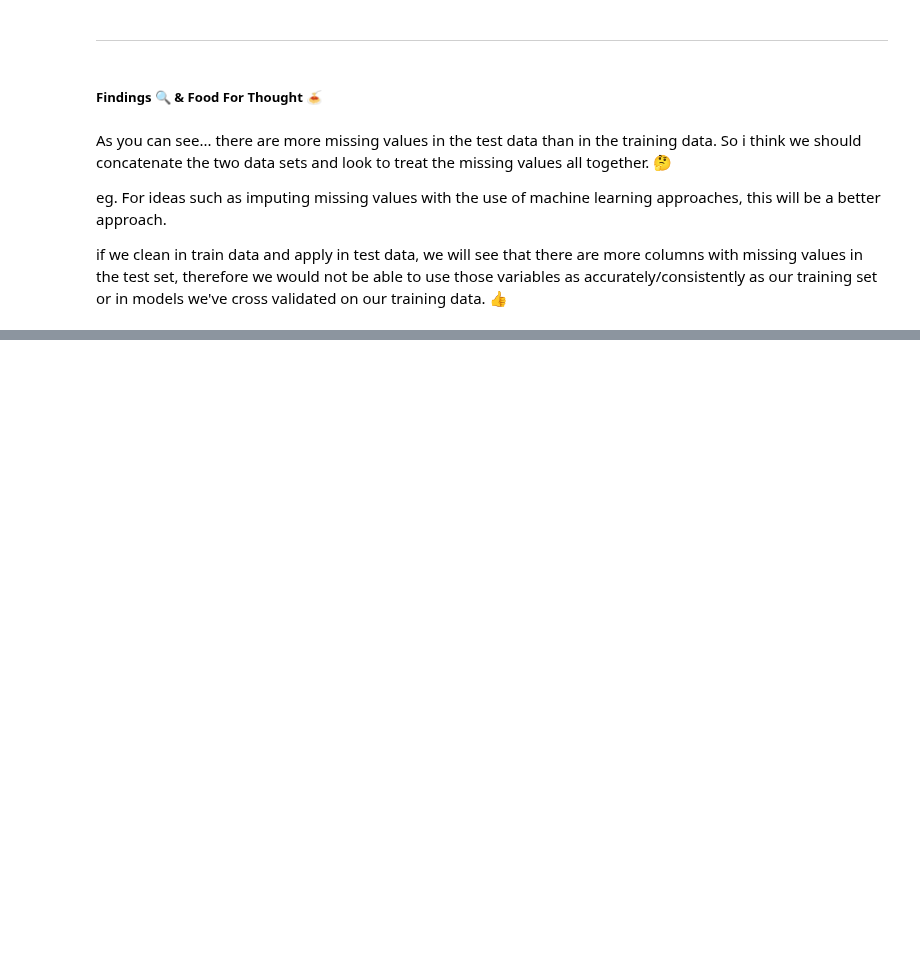
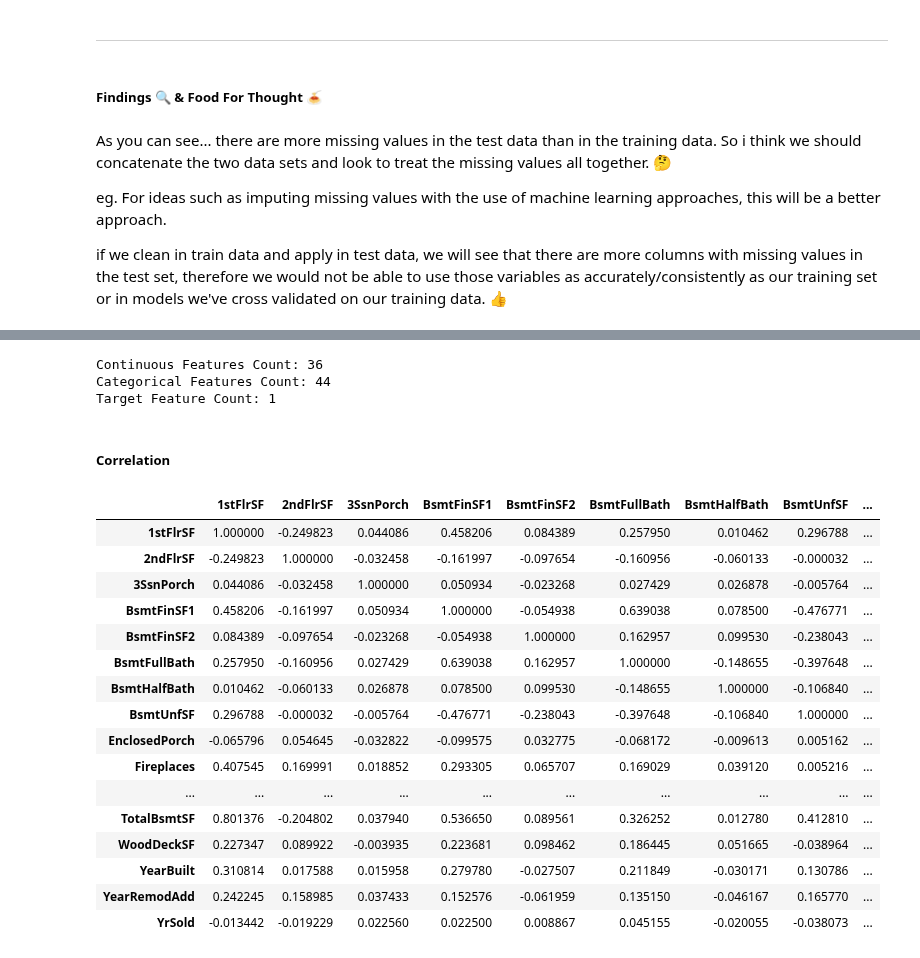
Before and after one commit to TeamBADS/kaggle_challenges, a Jupyter notebook: house_prices/python_playground/python_exploration.ipynb, the cells around one changed output, grey strips where cells are left out. Drawn from its saved outputs; the diff is of its cells as text; code cells hidden in the pictures; blank space fills up the shorter version.

Commit message:
continuous variable correlation and analysis

```diff
--- a/house_prices/python_playground/python_exploration.ipynb
+++ b/house_prices/python_playground/python_exploration.ipynb
@@ -112,0 +115,6 @@ if we clean in train data and apply in test data, we will see that there are mor
+# %%
+# concatenate the two data tables
+train_data['dataset'] = 'train'
+test_data['dataset'] = 'test'
+concat_data = pd.concat([train_data, test_data], axis = 0)
+concat_data.head(3)
@@ -112,0 +171,44 @@ if we clean in train data and apply in test data, we will see that there are mor
+# %%
+continuous_features = ['1stFlrSF', '2ndFlrSF', '3SsnPorch','BsmtFinSF1', 'BsmtFinSF2','BsmtFullBath', 'BsmtHalfBath',
+                       'BsmtUnfSF','EnclosedPorch','Fireplaces','FullBath','GarageArea', 'GarageCars','GarageYrBlt',
+                       'GrLivArea','HalfBath','Id', 'KitchenAbvGr','LotArea','LotFrontage','LowQualFinSF', 'MSSubClass',
+                       'MasVnrArea','MiscVal', 'MoSold','OpenPorchSF', 'OverallCond', 'OverallQual','PoolArea',
+                       'ScreenPorch','TotRmsAbvGrd', 'TotalBsmtSF','WoodDeckSF', 'YearBuilt','YearRemodAdd', 'YrSold']
+categorical_features = ['Alley','BedroomAbvGr','BldgType', 'BsmtCond', 'BsmtExposure', 'BsmtFinType1', 'BsmtFinType2',
+                        'BsmtQual','CentralAir', 'Condition1', 'Condition2','Electrical','ExterCond', 'ExterQual',
+                        'Exterior1st','Exterior2nd', 'Fence', 'FireplaceQu','Foundation','Functional','GarageCond',
+                        'GarageFinish', 'GarageQual', 'GarageType','Heating', 'HeatingQC', 'HouseStyle','KitchenQual',
+                        'LandContour', 'LandSlope','LotConfig','LotShape','MSZoning','MasVnrType', 'MiscFeature',
+                        'Neighborhood','PavedDrive','PoolQC', 'RoofMatl', 'RoofStyle','SaleCondition','SaleType',
+                        'Street','Utilities']
+target_feature = ['SalePrice']
+print('Continuous Features Count: {0}'.format(len(continuous_features)));
+print('Categorical Features Count: {0}'.format(len(categorical_features)));
+print('Target Feature Count: {0}'.format(len(target_feature)))
+# %% [output]
+Continuous Features Count: 36
+Categorical Features Count: 44
+Target Feature Count: 1
+# %% [markdown]
+##### Correlation
+# %%
+continuous_correlation = concat_data.loc[:,continuous_features].fillna(0).corr()
+continuous_correlation
+# %% [output]
+|  | 1stFlrSF | 2ndFlrSF | 3SsnPorch | BsmtFinSF1 | BsmtFinSF2 | BsmtFullBath | BsmtHalfBath | BsmtUnfSF | ... |
+| 1stFlrSF | 1.000000 | -0.249823 | 0.044086 | 0.458206 | 0.084389 | 0.257950 | 0.010462 | 0.296788 | ... |
+| 2ndFlrSF | -0.249823 | 1.000000 | -0.032458 | -0.161997 | -0.097654 | -0.160956 | -0.060133 | -0.000032 | ... |
+| 3SsnPorch | 0.044086 | -0.032458 | 1.000000 | 0.050934 | -0.023268 | 0.027429 | 0.026878 | -0.005764 | ... |
+| BsmtFinSF1 | 0.458206 | -0.161997 | 0.050934 | 1.000000 | -0.054938 | 0.639038 | 0.078500 | -0.476771 | ... |
+| BsmtFinSF2 | 0.084389 | -0.097654 | -0.023268 | -0.054938 | 1.000000 | 0.162957 | 0.099530 | -0.238043 | ... |
+| BsmtFullBath | 0.257950 | -0.160956 | 0.027429 | 0.639038 | 0.162957 | 1.000000 | -0.148655 | -0.397648 | ... |
+| BsmtHalfBath | 0.010462 | -0.060133 | 0.026878 | 0.078500 | 0.099530 | -0.148655 | 1.000000 | -0.106840 | ... |
+| BsmtUnfSF | 0.296788 | -0.000032 | -0.005764 | -0.476771 | -0.238043 | -0.397648 | -0.106840 | 1.000000 | ... |
+| EnclosedPorch | -0.065796 | 0.054645 | -0.032822 | -0.099575 | 0.032775 | -0.068172 | -0.009613 | 0.005162 | ... |
+| Fireplaces | 0.407545 | 0.169991 | 0.018852 | 0.293305 | 0.065707 | 0.169029 | 0.039120 | 0.005216 | ... |
+| ... | ... | ... | ... | ... | ... | ... | ... | ... | ... |
+| TotalBsmtSF | 0.801376 | -0.204802 | 0.037940 | 0.536650 | 0.089561 | 0.326252 | 0.012780 | 0.412810 | ... |
+| WoodDeckSF | 0.227347 | 0.089922 | -0.003935 | 0.223681 | 0.098462 | 0.186445 | 0.051665 | -0.038964 | ... |
+| YearBuilt | 0.310814 | 0.017588 | 0.015958 | 0.279780 | -0.027507 | 0.211849 | -0.030171 | 0.130786 | ... |
+| YearRemodAdd | 0.242245 | 0.158985 | 0.037433 | 0.152576 | -0.061959 | 0.135150 | -0.046167 | 0.165770 | ... |
+| YrSold | -0.013442 | -0.019229 | 0.022560 | 0.022500 | 0.008867 | 0.045155 | -0.020055 | -0.038073 | ... |
```
Also changed, not shown: parts of 13 cells of this notebook.
